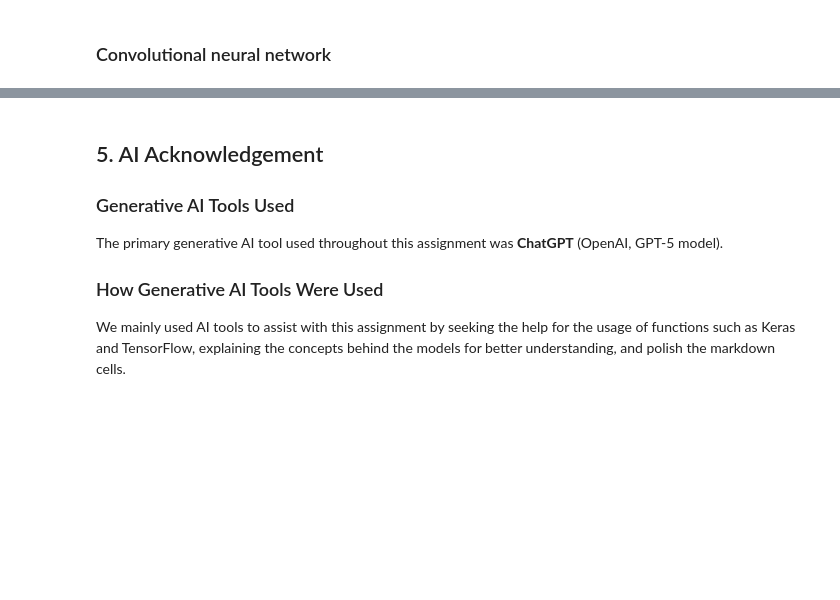
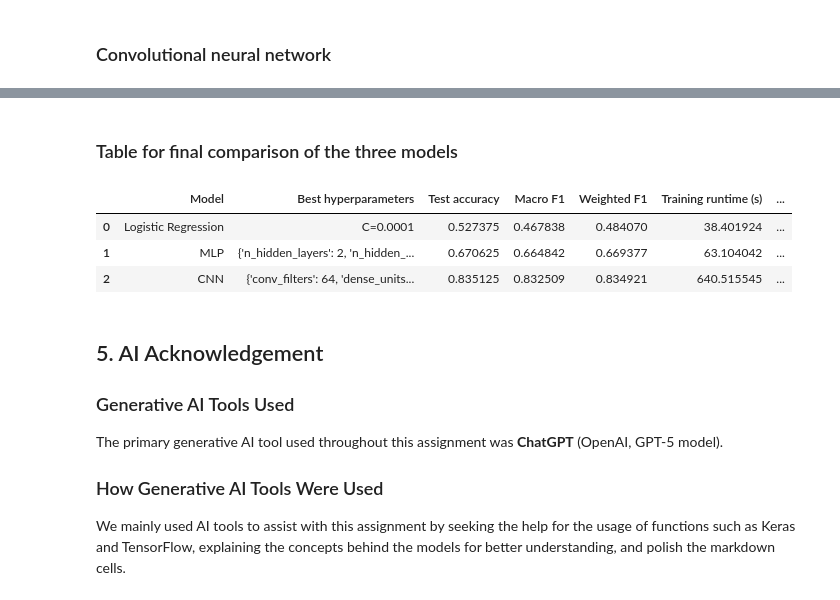
Before and after one commit to JiaxiWang1053/COMP5318-Assignment-2, a Jupyter notebook: COMP5318-assignment2-template-notebook-1.ipynb, the cells around one changed output, grey strips where cells are left out. Drawn from its saved outputs; the diff is of its cells as text; code cells hidden in the pictures; blank space fills up the shorter version.

```diff
--- a/COMP5318-assignment2-template-notebook-1.ipynb
+++ b/COMP5318-assignment2-template-notebook-1.ipynb
@@ -1008,8 +988,8 @@ reduce_lr = keras.callbacks.ReduceLROnPlateau(
 )
 
 final_cnn_history = final_cnn_model.fit(
-    X_train_img,
-    y_train_split,
+    X_train_norm,
+    y_train,
     validation_data=(X_val_img, y_val),
     epochs=30,
     batch_size=128,
@@ -1092,3 +1081,56 @@ NameError: name 'cnn_test_predictions' is not defined
+# %% [markdown]
+### Table for final comparison of the three models
+# %%
+# Final model comparison table
+
+lr_macro_f1 = f1_score(y_test, lr_test_pred, average='macro')
+lr_weighted_f1 = f1_score(y_test, lr_test_pred, average='weighted')
+
+mlp_macro_f1 = f1_score(y_test, y_pred_mlp, average='macro')
+mlp_weighted_f1 = f1_score(y_test, y_pred_mlp, average='weighted')
+
+cnn_macro_f1 = f1_score(y_test, cnn_test_predictions, average='macro')
+cnn_weighted_f1 = f1_score(y_test, cnn_test_predictions, average='weighted')
+
+model_comparison_df = pd.DataFrame([
+    {
+        'Model': 'Logistic Regression',
+        'Best hyperparameters': f"C={lr_final_params['C']}",
+        'Test accuracy': lr_test_metrics['accuracy'],
+        'Macro F1': lr_macro_f1,
+        'Weighted F1': lr_weighted_f1,
+        'Training runtime (s)': lr_fit_time,
+        'Number of parameters': lr_final_summary['params']
+    },
+    {
+        'Model': 'MLP',
+        'Best hyperparameters': str(best_mlp_params),
+        'Test accuracy': test_accuracy,
+        'Macro F1': mlp_macro_f1,
+        'Weighted F1': mlp_weighted_f1,
+        'Training runtime (s)': final_mlp_runtime,
+        'Number of parameters': final_mlp_model.count_params()
+    },
+    {
+        'Model': 'CNN',
+        'Best hyperparameters': str(best_cnn_params),
+        'Test accuracy': cnn_test_accuracy,
+        'Macro F1': cnn_macro_f1,
+        'Weighted F1': cnn_weighted_f1,
+        'Training runtime (s)': final_cnn_runtime,
+        'Number of parameters': final_cnn_model.count_params()
+    }
+])
+
+display(model_comparison_df)
+
+model_comparison_df.to_csv(output_dir / 'model_comparison_table.csv', index=False)
+model_comparison_df.to_latex(output_dir / 'model_comparison_table.tex', index=False, float_format="%.4f")
+# %% [output]
+|  | Model | Best hyperparameters | Test accuracy | Macro F1 | Weighted F1 | Training runtime (s) | ... |
+| 0 | Logistic Regression | C=0.0001 | 0.527375 | 0.467838 | 0.484070 | 38.401924 | ... |
+| 1 | MLP | {'n_hidden_layers': 2, 'n_hidden_... | 0.670625 | 0.664842 | 0.669377 | 63.104042 | ... |
+| 2 | CNN | {'conv_filters': 64, 'dense_units... | 0.835125 | 0.832509 | 0.834921 | 640.515545 | ... |
 # %% [markdown]
 ## 5. AI Acknowledgement
 
```
Also changed, not shown: parts of 13 cells of this notebook.
